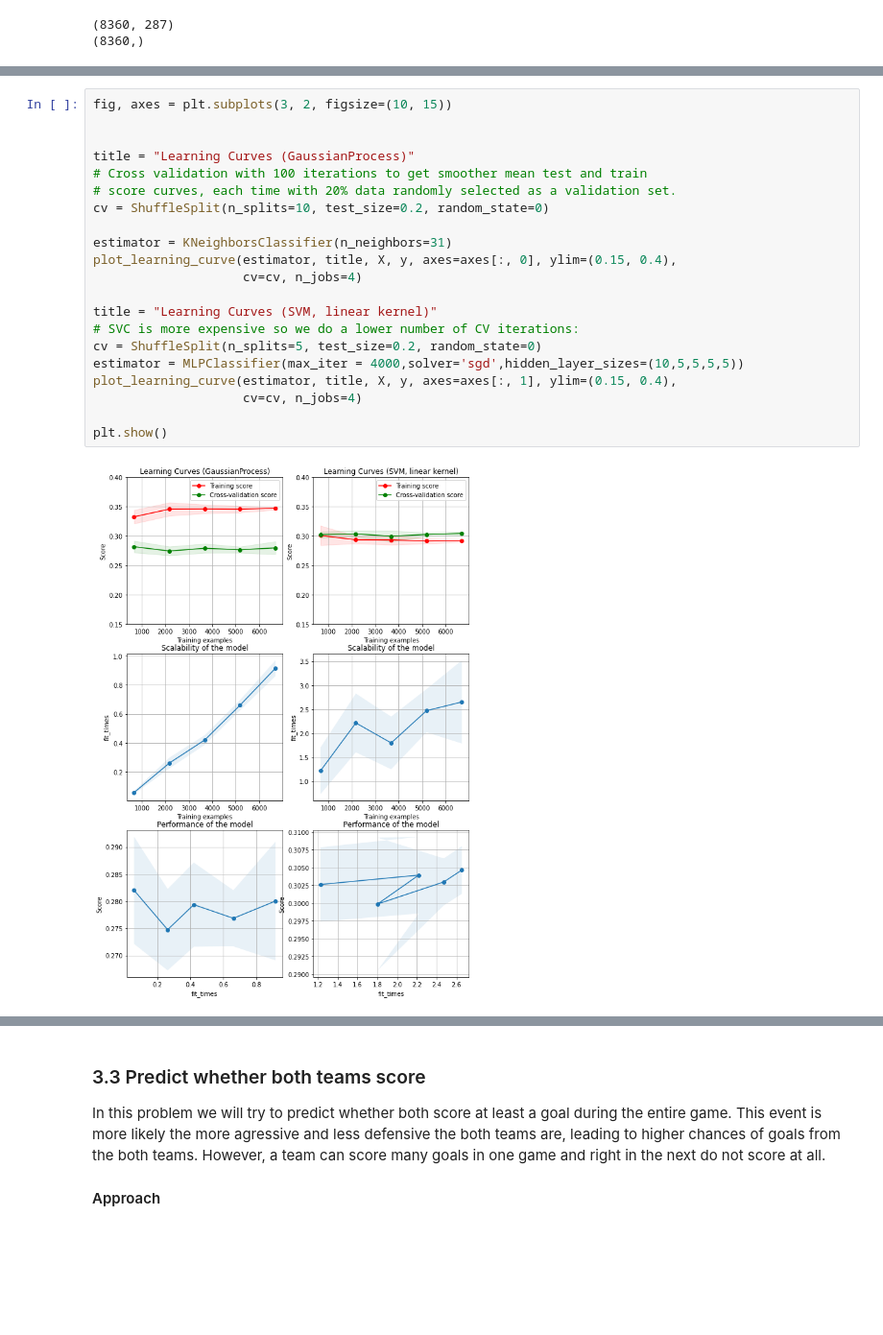
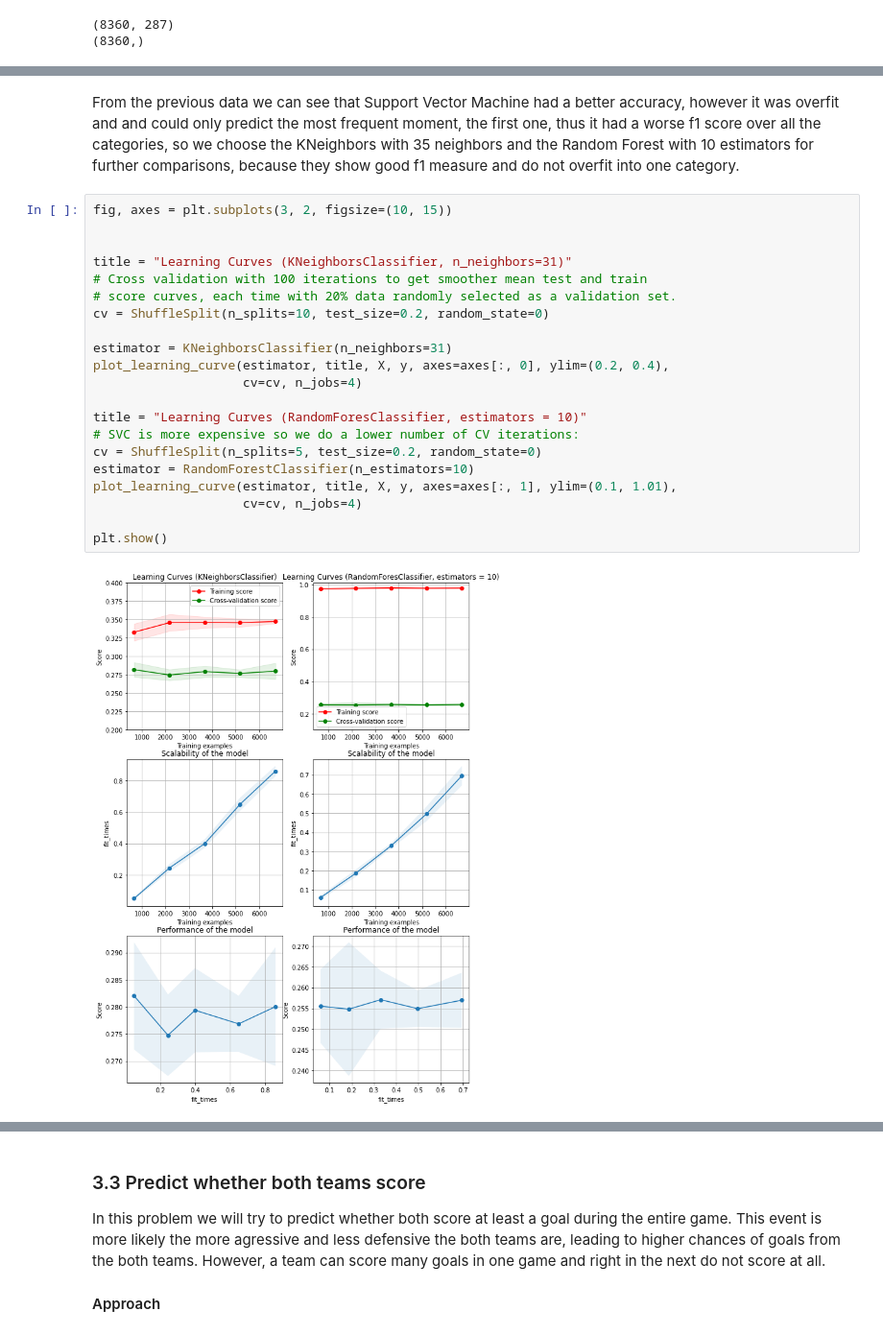
Before and after one commit to gmtorres/MIEIC_19_20_IART, a Jupyter notebook: Proj2/report.ipynb, the cells around one changed output, grey strips where cells are left out. Shown: that part at 96% size. Cells and saved outputs as stored; diff of their text form; blank space fills up the shorter version.

```diff
--- a/Proj2/report.ipynb
+++ b/Proj2/report.ipynb
@@ -743,26 +772,28 @@ Report:
     accuracy                           0.26      2926
    macro avg       0.20      0.20      0.19      2926
 weighted avg       0.23      0.26      0.23      2926
+# %% [markdown]
+From the previous data we can see that Support Vector Machine had a better accuracy, however it was overfit and and could only predict the most frequent moment, the first one, thus it had a worse f1 score over all the categories, so we choose the KNeighbors with 35 neighbors and the Random Forest with 10 estimators for further comparisons, because they show good f1 measure and do not overfit into one category.
 # %%
 fig, axes = plt.subplots(3, 2, figsize=(10, 15))
 
 
-title = "Learning Curves (GaussianProcess)"
+title = "Learning Curves (KNeighborsClassifier, n_neighbors=31)"
 # Cross validation with 100 iterations to get smoother mean test and train
 # score curves, each time with 20% data randomly selected as a validation set.
 cv = ShuffleSplit(n_splits=10, test_size=0.2, random_state=0)
 
 estimator = KNeighborsClassifier(n_neighbors=31)
-plot_learning_curve(estimator, title, X, y, axes=axes[:, 0], ylim=(0.15, 0.4),
+plot_learning_curve(estimator, title, X, y, axes=axes[:, 0], ylim=(0.2, 0.4),
                     cv=cv, n_jobs=4)
 
-title = "Learning Curves (SVM, linear kernel)"
+title = "Learning Curves (RandomForesClassifier, estimators = 10)"
 # SVC is more expensive so we do a lower number of CV iterations:
 cv = ShuffleSplit(n_splits=5, test_size=0.2, random_state=0)
-estimator = MLPClassifier(max_iter = 4000,solver='sgd',hidden_layer_sizes=(10,5,5,5,5))
-plot_learning_curve(estimator, title, X, y, axes=axes[:, 1], ylim=(0.15, 0.4),
+estimator = RandomForestClassifier(n_estimators=10)
+plot_learning_curve(estimator, title, X, y, axes=axes[:, 1], ylim=(0.1, 1.01),
                     cv=cv, n_jobs=4)
 
 plt.show()
 # %% [output]
-[figure, old version]
+[figure, new version]
```
Also changed, not shown: parts of 22 cells of this notebook.
